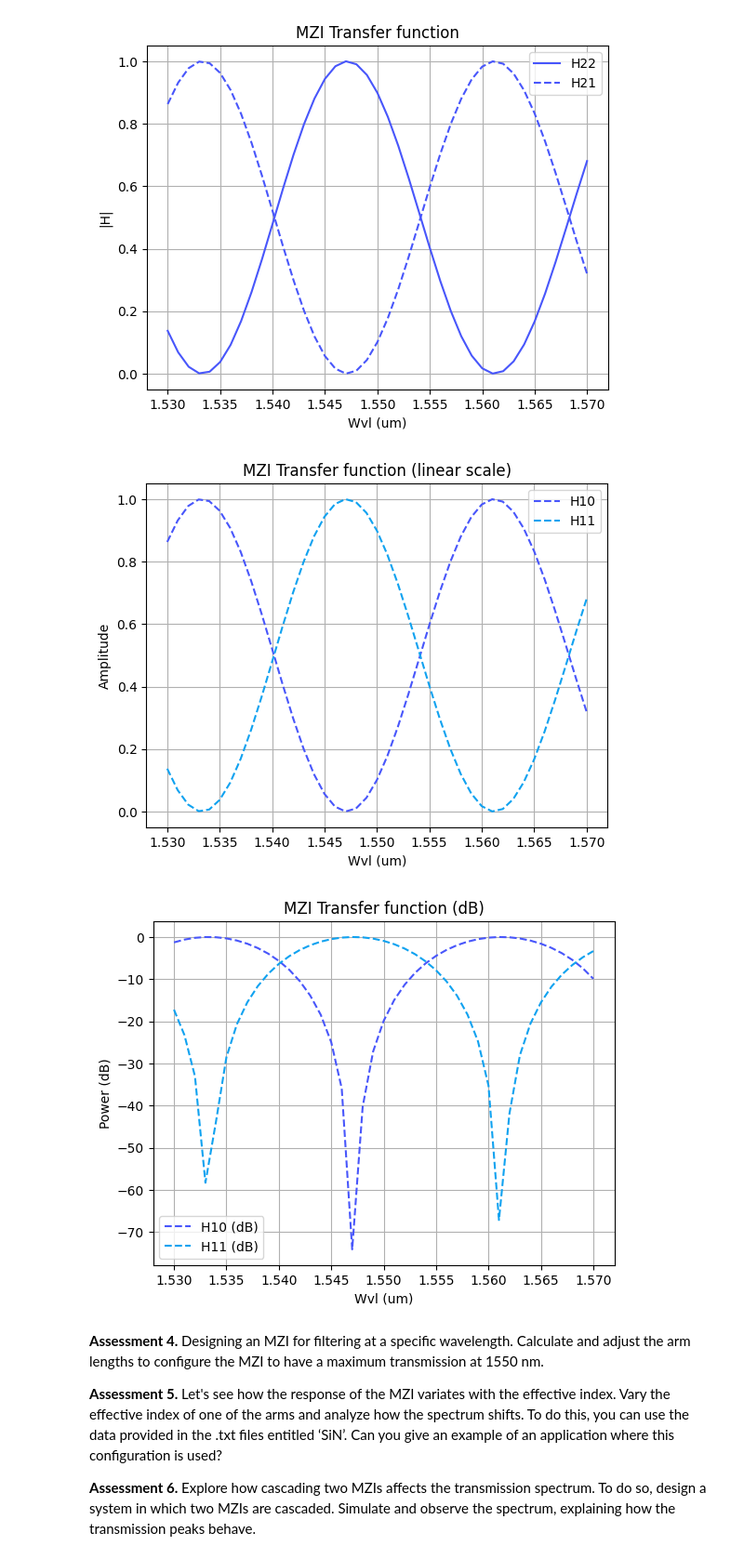
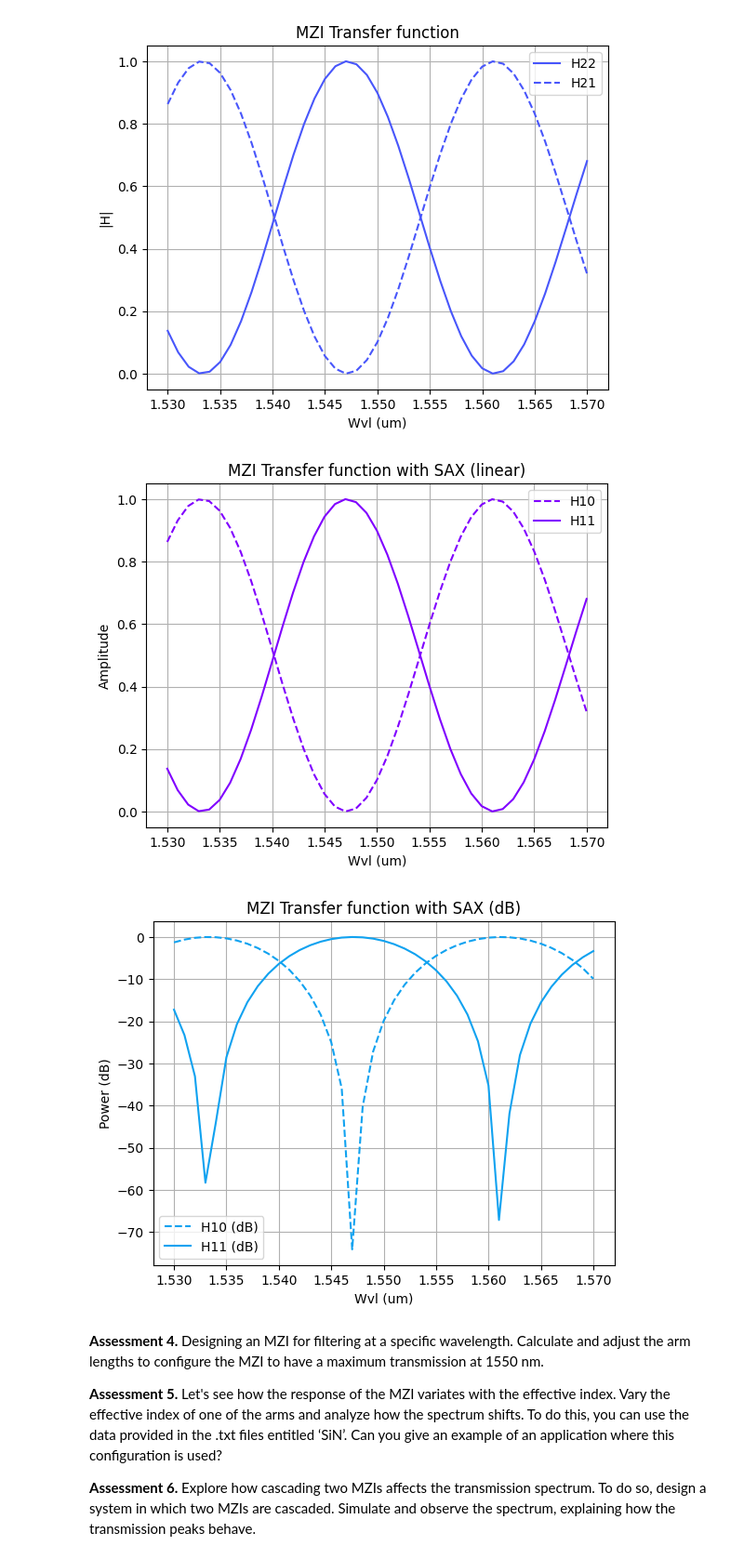
Before and after one commit to snacmuo/pic-upv-lab3, a Jupyter notebook: 30_INTERFEROMETERS_v2025_STUDENTS_UPDATE2.ipynb, the cells around one changed output. Shown at 93% size. Saved outputs shown, nothing was run; the diff lists cells and outputs as text; code cells hidden in the pictures.

```diff
--- a/30_INTERFEROMETERS_v2025_STUDENTS_UPDATE2.ipynb
+++ b/30_INTERFEROMETERS_v2025_STUDENTS_UPDATE2.ipynb
@@ -727,46 +1100,43 @@ mzi_test = mzi(wl=wvl,
     wvg_d={"length": Ld, "neff": neffd, "loss": alphad},
     wvg_u={"length": Lu, "neff": neffu, "loss": alphau},
     coup_b = {"coupling": K_b} )
 
 H00 = mzi_test["in0", "out0"]
 H10 = mzi_test["in0", "out1"]
 H01 = mzi_test["in1", "out0"]
 H11 = mzi_test["in1", "out1"]
 
 H00_dB = 20 * jnp.log10(jnp.abs(H00)**2)  # Multiplicamos por 2 para normalizar la potencia de entrada
 H10_dB = 20 * jnp.log10(jnp.abs(H10)**2)
 H01_dB = 20 * jnp.log10(jnp.abs(H01)**2)
 H11_dB = 20 * jnp.log10(jnp.abs(H11)**2)
 
 # Plot
-
 plt.figure()
 #plt.plot(wvl, np.abs(H00)**2, linestyle='-', color=color[1], label='H00')
-plt.plot(wvl, np.abs(H10)**2, linestyle='--', color=color[1], label='H10')
-#plt.plot(wvl, np.abs(H01)**2, linestyle='-', color=color[2], label='H01')
-plt.plot(wvl, np.abs(H11)**2, linestyle='--', color=color[2], label='H11')
+plt.plot(wvl, np.abs(H10)**2, linestyle='--', color=color[0], label='H10')
+#plt.plot(wvl, np.abs(H01)**2, linestyle='--', color=color[2], label='H01')
+plt.plot(wvl, np.abs(H11)**2, linestyle='-', color=color[0], label='H11')
 plt.xlabel('Wvl (um)')
 plt.ylabel('Amplitude')
-plt.title('MZI Transfer function (linear scale)')
+plt.title('MZI Transfer function with SAX (linear)')
 plt.legend()
 plt.grid(True)
 
 plt.figure()
 #plt.plot(wvl, H00_dB, linestyle='-', color=color[1], label='H00 (dB)')
-plt.plot(wvl, H10_dB, linestyle='--', color=color[1], label='H10 (dB)')
-#plt.plot(wvl, H01_dB, linestyle='-', color=color[2], label='H01 (dB)')
-plt.plot(wvl, H11_dB, linestyle='--', color=color[2], label='H11 (dB)')
+plt.plot(wvl, H10_dB, linestyle='--', color=color[2], label='H10 (dB)')
+#plt.plot(wvl, H01_dB, linestyle='--', color=color[2], label='H01 (dB)')
+plt.plot(wvl, H11_dB, linestyle='-', color=color[2], label='H11 (dB)')
 plt.xlabel('Wvl (um)')
 plt.ylabel('Power (dB)')
-plt.title('MZI Transfer function (dB)')
+plt.title('MZI Transfer function with SAX (dB)')
 plt.legend()
 plt.grid(True)
-
-
 plt.show()
 # %% [output]
-[figure, old version]
+[figure, new version]
-[figure, old version]
+[figure, new version]
 # %% [markdown]
 
 **Assessment 4.** Designing an MZI for filtering at a specific wavelength. Calculate and adjust the arm lengths to configure the MZI to have a maximum transmission at 1550 nm.
```
Also changed, not shown: parts of 19 cells of this notebook, 1 other file.
